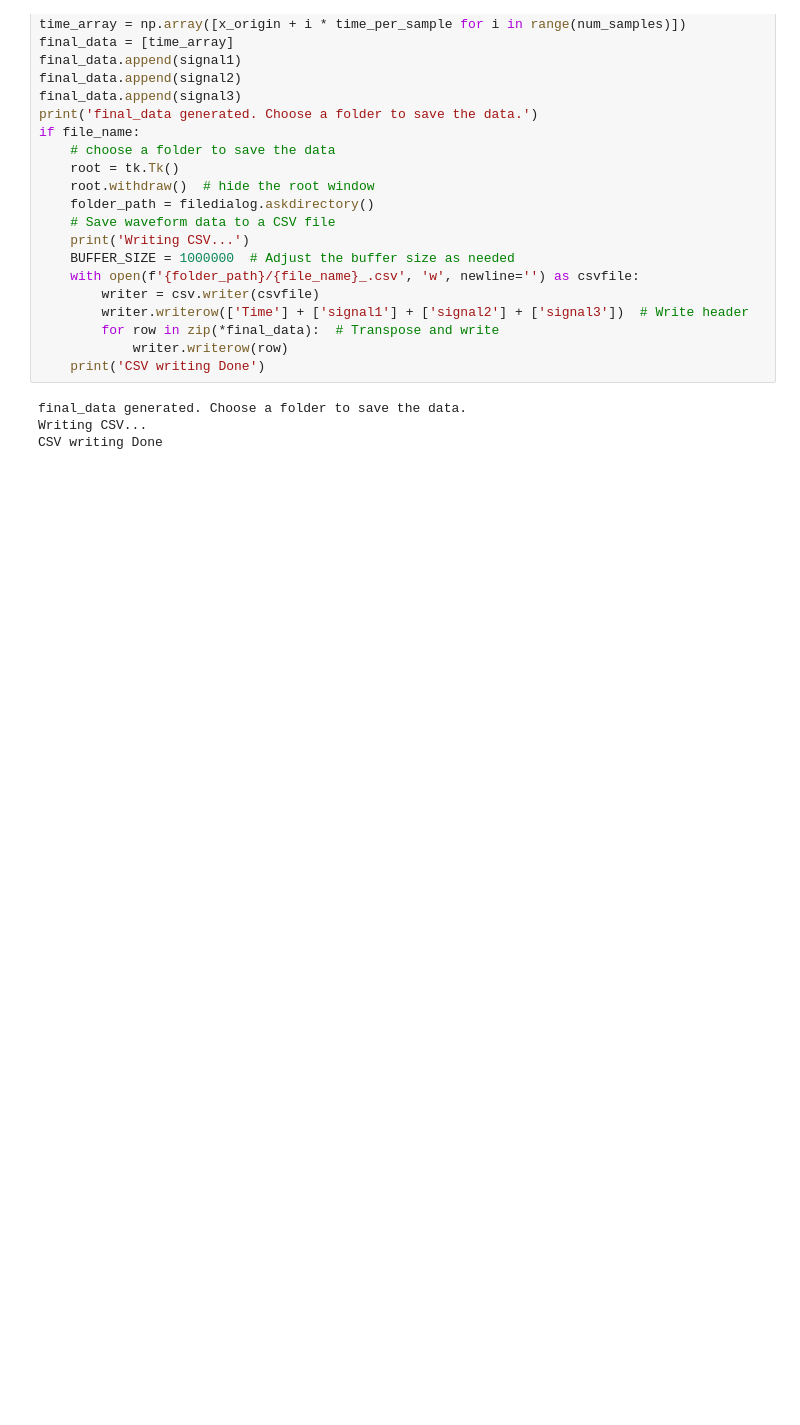
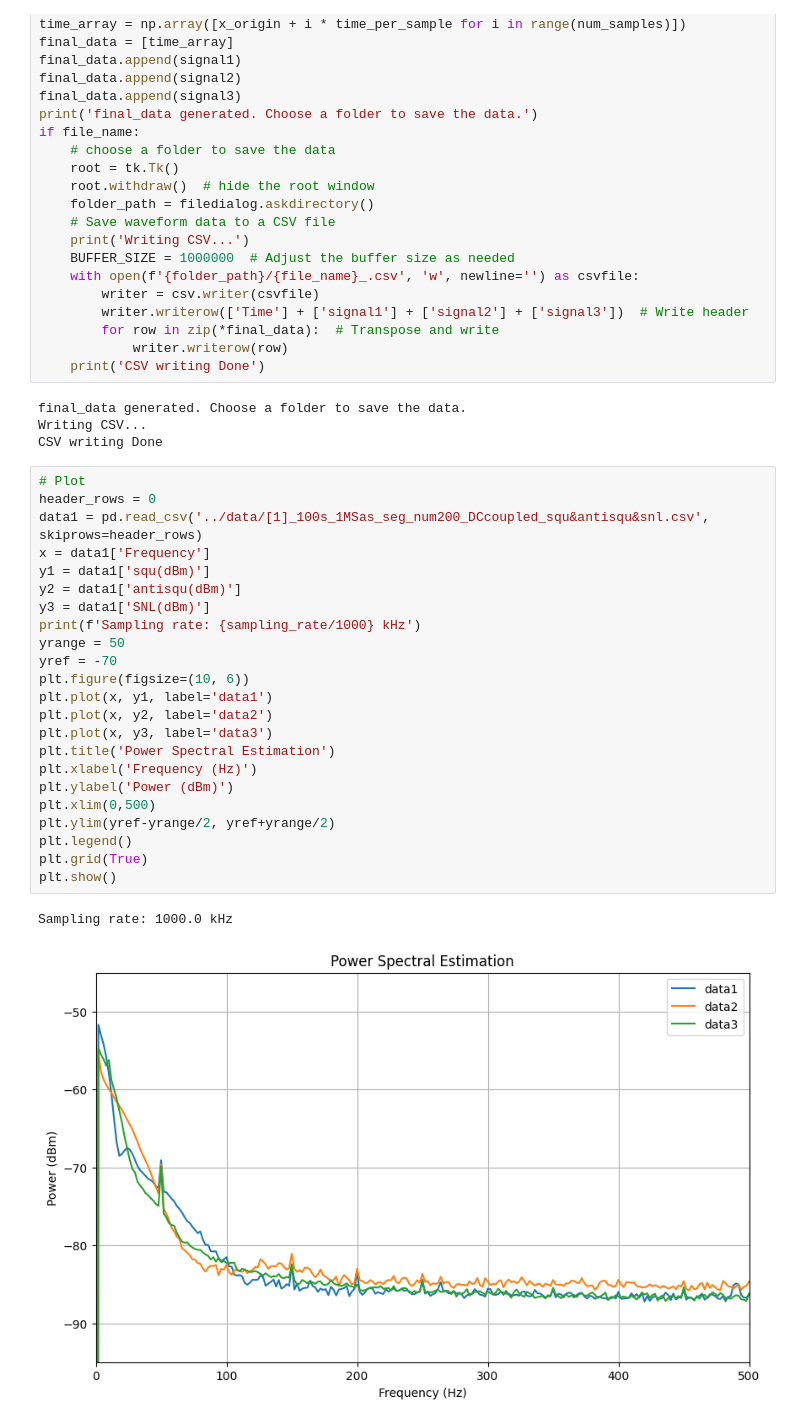
Before and after one commit to kiiichi/python-learning, a Jupyter notebook: DataAE/chip/periodogram_realtime.ipynb, the cells around one changed output. Cells and saved outputs as stored; diff of their text form; blank space fills up the shorter version.

```diff
--- a/DataAE/chip/periodogram_realtime.ipynb
+++ b/DataAE/chip/periodogram_realtime.ipynb
@@ -179,3 +205,29 @@ if file_name:
 final_data generated. Choose a folder to save the data.
 Writing CSV...
 CSV writing Done
+# %%
+# Plot
+header_rows = 0
+data1 = pd.read_csv('../data/[1]_100s_1MSas_seg_num200_DCcoupled_squ&antisqu&snl.csv', skiprows=header_rows)
+x = data1['Frequency']
+y1 = data1['squ(dBm)']
+y2 = data1['antisqu(dBm)']
+y3 = data1['SNL(dBm)']
+print(f'Sampling rate: {sampling_rate/1000} kHz')
+yrange = 50
+yref = -70
+plt.figure(figsize=(10, 6))
+plt.plot(x, y1, label='data1')
+plt.plot(x, y2, label='data2')
+plt.plot(x, y3, label='data3')
+plt.title('Power Spectral Estimation')
+plt.xlabel('Frequency (Hz)')
+plt.ylabel('Power (dBm)')
+plt.xlim(0,500)
+plt.ylim(yref-yrange/2, yref+yrange/2)
+plt.legend()
+plt.grid(True)
+plt.show()
+# %% [output]
+Sampling rate: 1000.0 kHz
+[figure, added]
```
Also changed, not shown: parts of 15 cells of this notebook, 1 other file.
